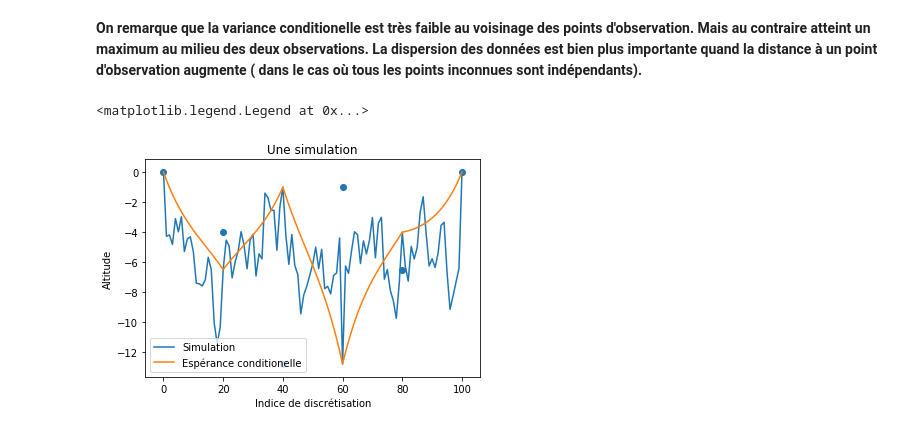
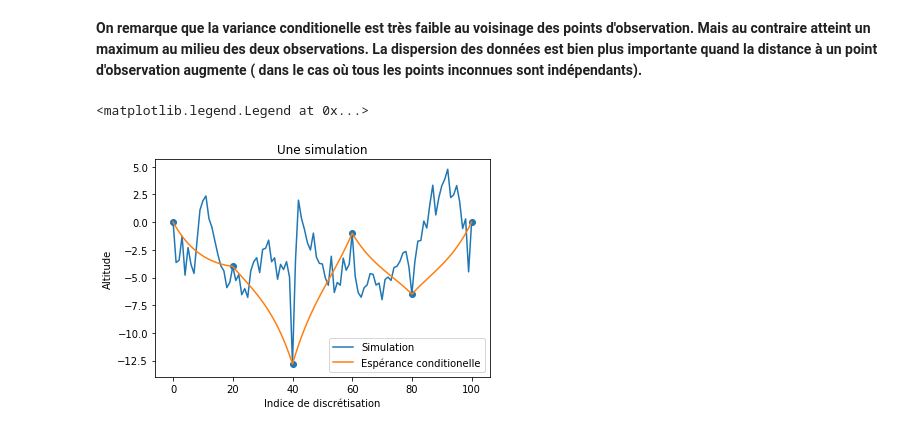
Before and after one commit to Gasp141/ProjetMaths3, a Jupyter notebook: ProjMaths3_bis.ipynb, the cells around one changed output. Drawn from its saved outputs; the diff is of its cells as text; code cells hidden in the pictures.

```diff
--- a/ProjMaths3_bis.ipynb
+++ b/ProjMaths3_bis.ipynb
@@ -153,8 +153,8 @@ rows = np.array(unknown_indexes, dtype=np.intp)
 columns = np.array(unknown_indexes, dtype=np.intp)
 covar_unk_unk = covar[rows[:, np.newaxis], columns]
 ## entre inconnues-observations
-columns = np.array(unknown_indexes, dtype=np.intp)
-rows = np.array(observation_indexes, dtype=np.intp)
+rows = np.array(unknown_indexes, dtype=np.intp)
+columns = np.array(observation_indexes, dtype=np.intp)
 covar_obs_unk= covar[rows[:, np.newaxis], columns]
 # %%
 # Fonction Utile
@@ -165,15 +165,15 @@ def builder(depth,observation_indexes, Z , N):
 
     for i in range (N):
         if i in observation_indexes :
-            last, depth = depth[-1], depth[:-1]
+            last, depth = depth[0], depth[1:]
             prof.append(last)
         else :
-            last, Z = Z[-1], Z[:-1]
+            last, Z = Z[0], Z[1:]
             prof.append(last)
     return prof
 # %%
 # 5. Calcul de l'espérance conditionelle et représentation
-esp_cond = np.array([mu for i in range(len(unknown_indexes))]) +  covar_obs_unk.transpose() @ np.linalg.inv(covar_obs_obs)@(np.array(depth) - [mu for i in range( len( observation_indexes)) ])
+esp_cond = np.array([mu for i in range(len(unknown_indexes))]) +  covar_obs_unk @ np.linalg.inv(covar_obs_obs)@(np.array(depth) - [mu for i in range( len( observation_indexes)) ])
 plt.scatter(unknown_indexes,esp_cond, label = "Espérance Conditionelle")
 plt.scatter(observation_indexes,depth, label = 'Valeur observée')
 plt.xlabel('Indice discrétisation')
@@ -185,8 +185,8 @@ plt.legend()
 [figure]
 # %%
 # 6. Calcul matrice de covariance conditionnelle / Affichage variance Conditionnelle
-cov_cond = -(covar_unk_unk - covar_obs_unk.transpose()@np.linalg.inv(covar_obs_obs) @ covar_obs_unk)
-var_cond=np.array([ cov_cond[i,i] for i in range (len(cov_cond))])
+cov_cond = covar_unk_unk - covar_obs_unk@np.linalg.inv(covar_obs_obs) @ covar_obs_unk.transpose()
+var_cond=np.array([cov_cond[i,i] for i in range (len(cov_cond))])
 
 
 
@@ -207,28 +207,28 @@ plt.legend()
 **On remarque que la variance conditionelle est très faible au voisinage des points d'observation. Mais au contraire atteint un maximum au milieu des deux observations. La dispersion des données est bien plus importante quand la distance à un point d'observation augmente ( dans le cas où tous les points inconnues sont indépendants).**
 # %%
 # 7. Simulation conditionelle
-L = np.linalg.cholesky(cov_cond)
-L = L.transpose()
+L = np.linalg.cholesky(cov_cond) # L est ainsi traingulaire inférieure
+
 
 def simul( L):
     f= lambda u,v : np.sqrt(-2*np.log(u))*np.cos(2*np.pi*v)
     g= lambda u,v : np.sqrt(-2*np.log(u))*np.sin(2*np.pi*v)
     Y = np.random.normal(0,1,len(unknown_indexes))
     Z = np.array([mu for i in range(len( unknown_indexes))])+ L@ Y
     return Z
 
 Z = simul(L)
 
 plt.plot(builder(depth,observation_indexes,Z,N),label = "Simulation")
 plt.plot(builder(depth,observation_indexes,esp_cond,N), label = 'Espérance conditionelle')
 plt.scatter(observation_indexes,depth)
 plt.title('Une simulation')
 plt.xlabel("Indice de discrétisation")
 plt.ylabel("Altitude")
 plt.legend()
 # %% [output]
 <matplotlib.legend.Legend at 0x...>
-[figure, old version]
+[figure, new version]
 # %%
 # 8. Fonction qui calcule la longueur du cable.
 
```
Also changed, not shown: parts of 11 cells of this notebook.
